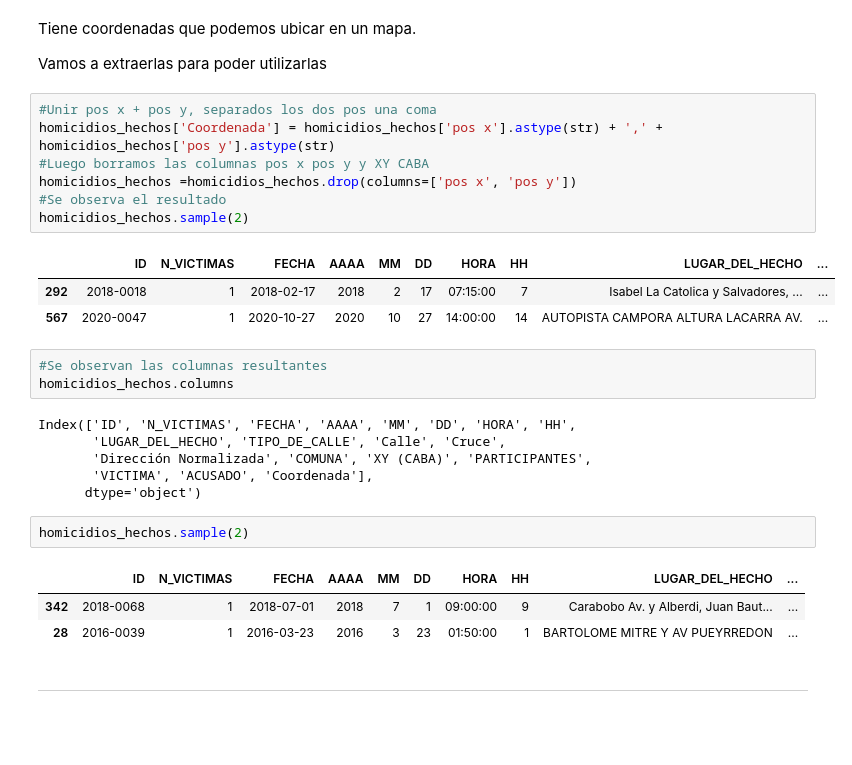
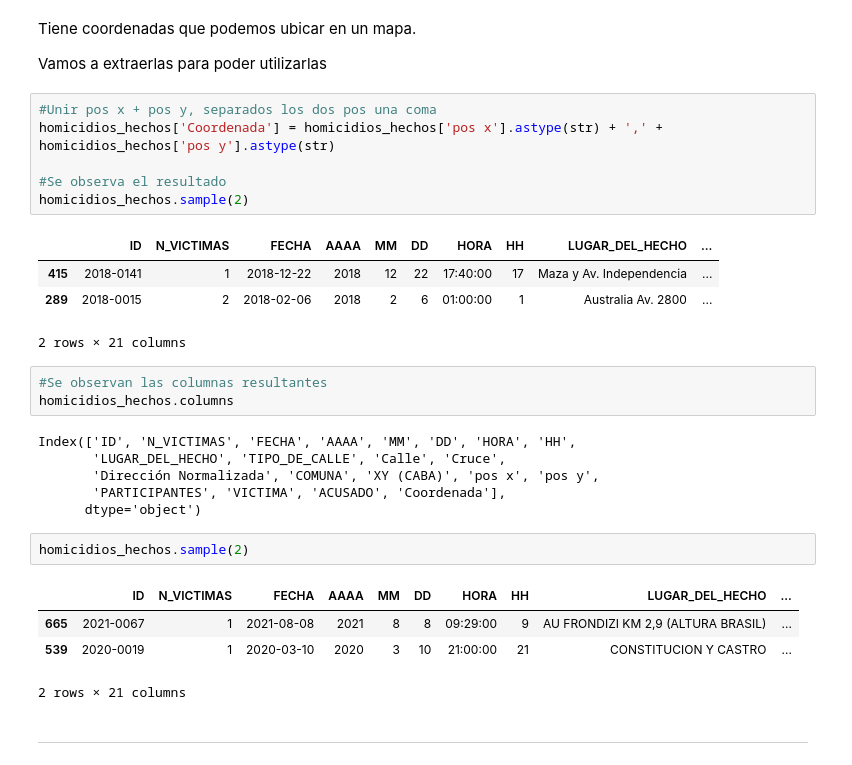
Before and after one commit to bautiarmanicode/SiniestrosViales-BSAS, a Jupyter notebook: 1 Jupiter Notebook/1_ETL-Limpieza.ipynb, the cells around one changed output. Saved outputs shown, nothing was run; the diff lists cells and outputs as text; blank space fills up the shorter version.

```diff
--- a/1 Jupiter Notebook/1_ETL-Limpieza.ipynb
+++ b/1 Jupiter Notebook/1_ETL-Limpieza.ipynb
@@ -207,29 +207,30 @@ Vamos a extraerlas para poder utilizarlas
 # %%
 #Unir pos x + pos y, separados los dos pos una coma
 homicidios_hechos['Coordenada'] = homicidios_hechos['pos x'].astype(str) + ',' + homicidios_hechos['pos y'].astype(str)
-#Luego borramos las columnas pos x pos y y XY CABA
-homicidios_hechos =homicidios_hechos.drop(columns=['pos x', 'pos y'])
+
 #Se observa el resultado
 homicidios_hechos.sample(2)
 # %% [output]
 |  | ID | N_VICTIMAS | FECHA | AAAA | MM | DD | HORA | HH | LUGAR_DEL_HECHO | ... |
-| 292 | 2018-0018 | 1 | 2018-02-17 | 2018 | 2 | 17 | 07:15:00 | 7 | Isabel La Catolica y Salvadores, ... | ... |
-| 567 | 2020-0047 | 1 | 2020-10-27 | 2020 | 10 | 27 | 14:00:00 | 14 | AUTOPISTA CAMPORA ALTURA LACARRA AV. | ... |
+| 415 | 2018-0141 | 1 | 2018-12-22 | 2018 | 12 | 22 | 17:40:00 | 17 | Maza y Av. Independencia | ... |
+| 289 | 2018-0015 | 2 | 2018-02-06 | 2018 | 2 | 6 | 01:00:00 | 1 | Australia Av. 2800 | ... |
+2 rows × 21 columns
 # %%
 #Se observan las columnas resultantes
 homicidios_hechos.columns
 # %% [output]
 Index(['ID', 'N_VICTIMAS', 'FECHA', 'AAAA', 'MM', 'DD', 'HORA', 'HH',
        'LUGAR_DEL_HECHO', 'TIPO_DE_CALLE', 'Calle', 'Cruce',
-       'Dirección Normalizada', 'COMUNA', 'XY (CABA)', 'PARTICIPANTES',
-       'VICTIMA', 'ACUSADO', 'Coordenada'],
+       'Dirección Normalizada', 'COMUNA', 'XY (CABA)', 'pos x', 'pos y',
+       'PARTICIPANTES', 'VICTIMA', 'ACUSADO', 'Coordenada'],
       dtype='object')
 # %%
 homicidios_hechos.sample(2)
 # %% [output]
 |  | ID | N_VICTIMAS | FECHA | AAAA | MM | DD | HORA | HH | LUGAR_DEL_HECHO | ... |
-| 342 | 2018-0068 | 1 | 2018-07-01 | 2018 | 7 | 1 | 09:00:00 | 9 | Carabobo Av. y Alberdi, Juan Baut... | ... |
-| 28 | 2016-0039 | 1 | 2016-03-23 | 2016 | 3 | 23 | 01:50:00 | 1 | BARTOLOME MITRE Y AV PUEYRREDON | ... |
+| 665 | 2021-0067 | 1 | 2021-08-08 | 2021 | 8 | 8 | 09:29:00 | 9 | AU FRONDIZI KM 2,9 (ALTURA BRASIL) | ... |
+| 539 | 2020-0019 | 1 | 2020-03-10 | 2020 | 3 | 10 | 21:00:00 | 21 | CONSTITUCION Y CASTRO | ... |
+2 rows × 21 columns
 # %% [markdown]
 ___
 # %% [markdown]
```
Also changed, not shown: parts of 14 cells of this notebook, 25 other files.
